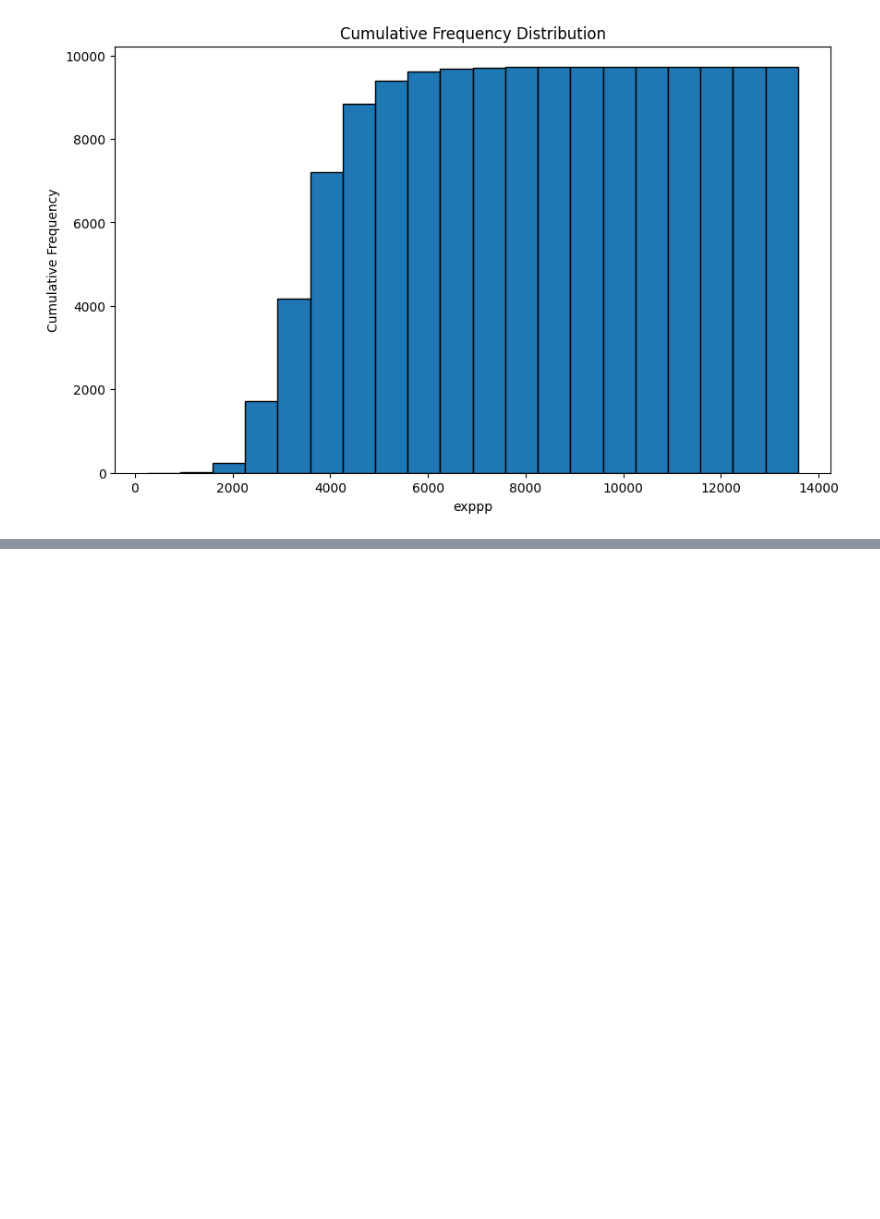
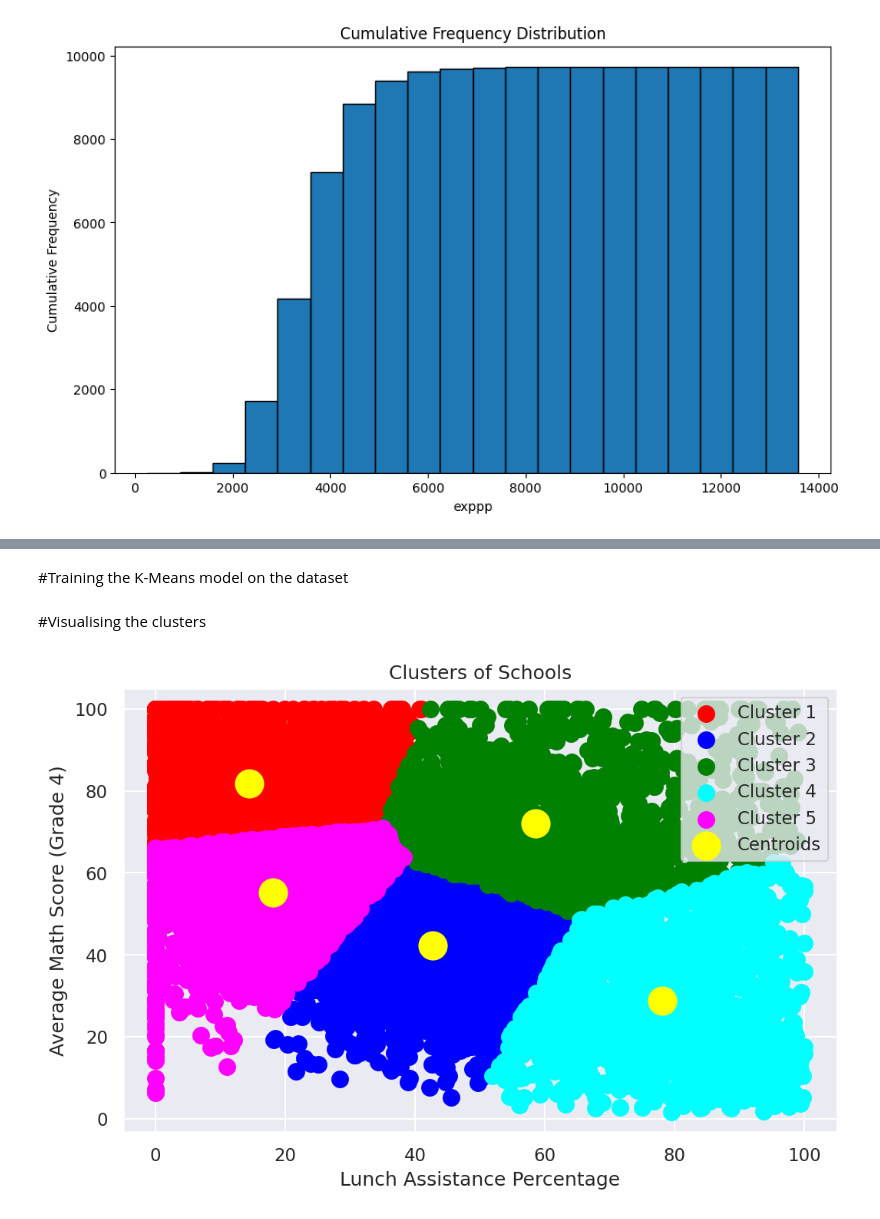
Before and after one commit to Puneeth-23BCE0191/23BCE0191.ipynb, a Jupyter notebook: 23BCE0191.ipynb, the cells around one changed output, grey strips where cells are left out. Cells and saved outputs as stored; diff of their text form; code cells hidden in the pictures; blank space fills up the shorter version.

```diff
--- a/23BCE0191.ipynb
+++ b/23BCE0191.ipynb
@@ -754,0 +839,29 @@ plt.show()
+# %% [markdown]
+#Training the K-Means model on the dataset
+# %%
+# Applying K-Means clustering with 5 clusters
+kmeans = KMeans(n_clusters=5, init='k-means++', random_state=42)
+y_kmeans = kmeans.fit_predict(X) # Now X doesnot contain any NaN values so it wont give error
+# %% [markdown]
+#Visualising the clusters
+# %%
+import matplotlib.pyplot as plt
+
+# Accessing data using .iloc[] for integer-location based indexing
+plt.scatter(X.iloc[y_kmeans == 0, 0], X.iloc[y_kmeans == 0, 1], s=100, c='red', label='Cluster 1')
+plt.scatter(X.iloc[y_kmeans == 1, 0], X.iloc[y_kmeans == 1, 1], s=100, c='blue', label='Cluster 2')
+plt.scatter(X.iloc[y_kmeans == 2, 0], X.iloc[y_kmeans == 2, 1], s=100, c='green', label='Cluster 3')
+plt.scatter(X.iloc[y_kmeans == 3, 0], X.iloc[y_kmeans == 3, 1], s=100, c='cyan', label='Cluster 4')
+plt.scatter(X.iloc[y_kmeans == 4, 0], X.iloc[y_kmeans == 4, 1], s=100, c='magenta', label='Cluster 5')
+
+# Plotting centroids
+plt.scatter(kmeans.cluster_centers_[:, 0], kmeans.cluster_centers_[:, 1], s=300, c='yellow', label='Centroids')
+
+# Adjusted labels
+plt.title('Clusters of Schools')
+plt.xlabel('Lunch Assistance Percentage')
+plt.ylabel('Average Math Score (Grade 4)')
+plt.legend()
+plt.show()
+# %% [output]
+[figure, added]
```
Also changed, not shown: parts of 35 cells of this notebook.
